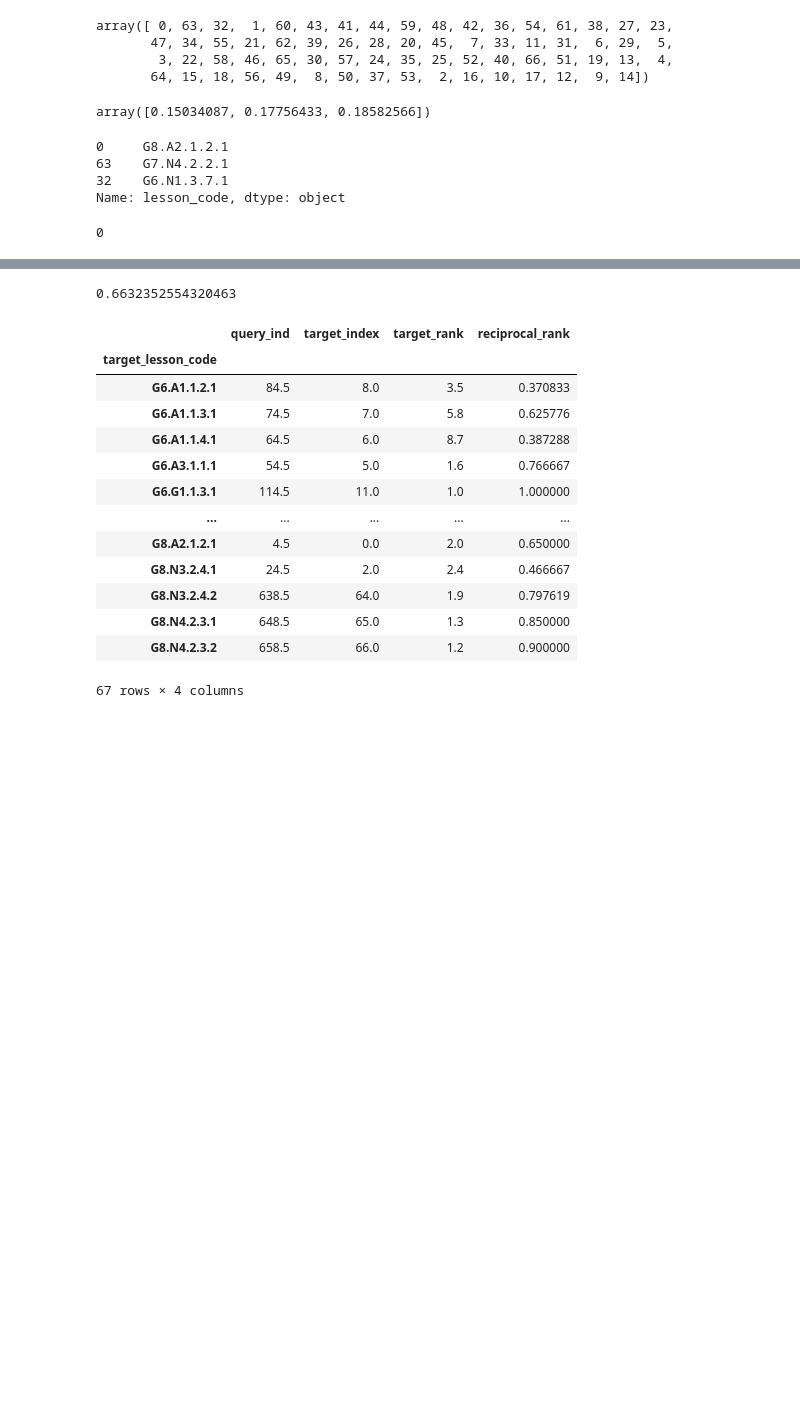
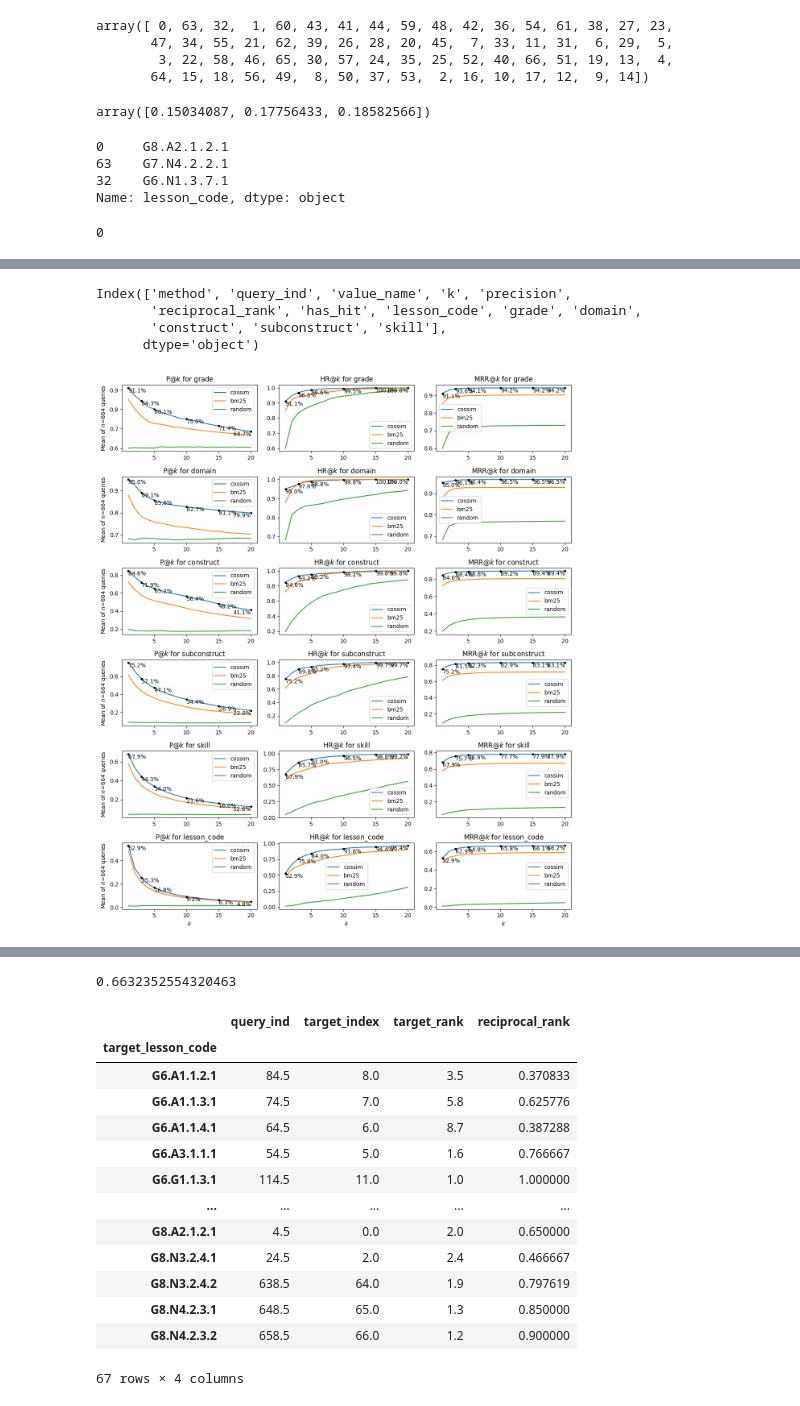
Before and after one commit to DigitalHarborFoundation/llm-math-education, a Jupyter notebook: notebook/EmbeddingTests.ipynb, the cells around one changed output, grey strips where cells are left out. Cells and saved outputs as stored; diff of their text form; code cells hidden in the pictures; blank space fills up the shorter version.

```diff
--- a/notebook/EmbeddingTests.ipynb
+++ b/notebook/EmbeddingTests.ipynb
@@ -224,0 +293,8 @@ query_df.shape, query_db.shape
+# %%
+# assume the top 3 documents are relevant
+# then identify 3 terms to expand the query with
+# weighting original query scores vs revised query scores by 0.5
+searcher.set_rm3(fb_terms=3, fb_docs=3, original_query_weight=0.5)
+# %%
+hits = searcher.search("probability example", k=20)
+hits[0].score, hits[-1].score
@@ -258,11 +345,17 @@ embed_df.lesson_code.iloc[sort_inds[:3]]
 32    G6.N1.3.7.1
 Name: lesson_code, dtype: object
 # %%
-lesson_code_index_map = {v: k for k, v in embed_df.lesson_code.to_dict().items()}
+index_lesson_code_map = embed_df.lesson_code.to_dict()
+lesson_code_index_map = {v: k for k, v in index_lesson_code_map.items()}
 target_index = lesson_code_index_map[query_df.iloc[0].target_lesson_code]
 target_index
 # %% [output]
 0
+# %%
+# create pyserini searchers
+bm25_searcher = LuceneSearcher(str(sparse_index_dir.resolve()))
+bm25_rm3_searcher = LuceneSearcher(str(sparse_index_dir.resolve()))
+bm25_rm3_searcher.set_rm3(fb_terms=3, fb_docs=3, original_query_weight=0.5)
 # %%
 assert len(query_db) == len(query_df)
 rs = []
@@ -291,0 +488,53 @@ eval_df.shape
+# %%
+score_df.columns
+# %% [output]
+Index(['method', 'query_ind', 'value_name', 'k', 'precision',
+       'reciprocal_rank', 'has_hit', 'lesson_code', 'grade', 'domain',
+       'construct', 'subconstruct', 'skill'],
+      dtype='object')
+# %%
+metrics = ["P@$k$", "HR@$k$", "MRR@$k$"]
+value_names = ["grade", "domain", "construct", "subconstruct", "skill", "lesson_code"]
+fig, axes = plt.subplots(len(value_names), len(metrics), figsize=(12, 14))
+
+xs = []
+for i in range(1, k + 1):
+    xs.append(i)
+
+for row_ind, value_name in enumerate(value_names):
+    for col_ind, metric in enumerate(metrics):
+        ax = axes[row_ind, col_ind]
+        for method in ["cossim", "bm25", "random"]:
+            ys = []
+            for i in range(1, k + 1):
+                sdf = score_df[(score_df.value_name == value_name) & (score_df.method == method) & (score_df.k == i)]
+                # .sample(frac=1).drop_duplicates(subset="lesson_code", keep="first")
+                if metric == "HR@$k$":
+                    m = sdf.has_hit.mean()
+                elif metric == "MRR@$k$":
+                    m = sdf.reciprocal_rank.mean()
+                else:
+                    m = sdf.precision.mean()
+                ys.append(m)
+
+            assert len(xs) == len(ys)
+
+            ax.plot(xs, ys, label=f"{method}")
+
+            if method == "cossim":
+                for n in [1, 3, 5, 10, 15, 20]:
+                    ax.scatter(n, ys[n - 1], color="black", zorder=10, marker=".")
+                    ax.text(n, ys[n - 1], f"{ys[n-1]:.1%}", va="top", ha="left" if n < 20 else "right")
+
+        ax.set_title(f"{metric} for {value_name}")
+        if row_ind == len(value_names) - 1:
+            ax.set_xlabel("$k$")
+        if col_ind == 0:
+            ax.set_ylabel(f"Mean of $n$={len(sdf)} queries")
+
+        ax.legend()
+
+fig.tight_layout()
+plt.show()
+# %% [output]
+[figure, added]
```
Also changed, not shown: parts of 27 cells of this notebook.
